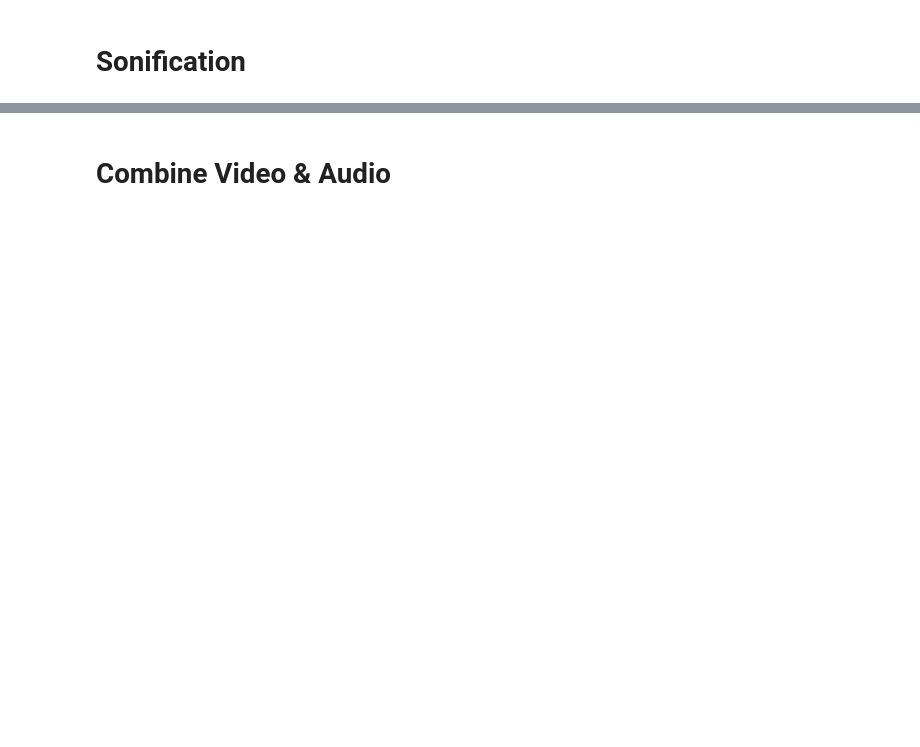
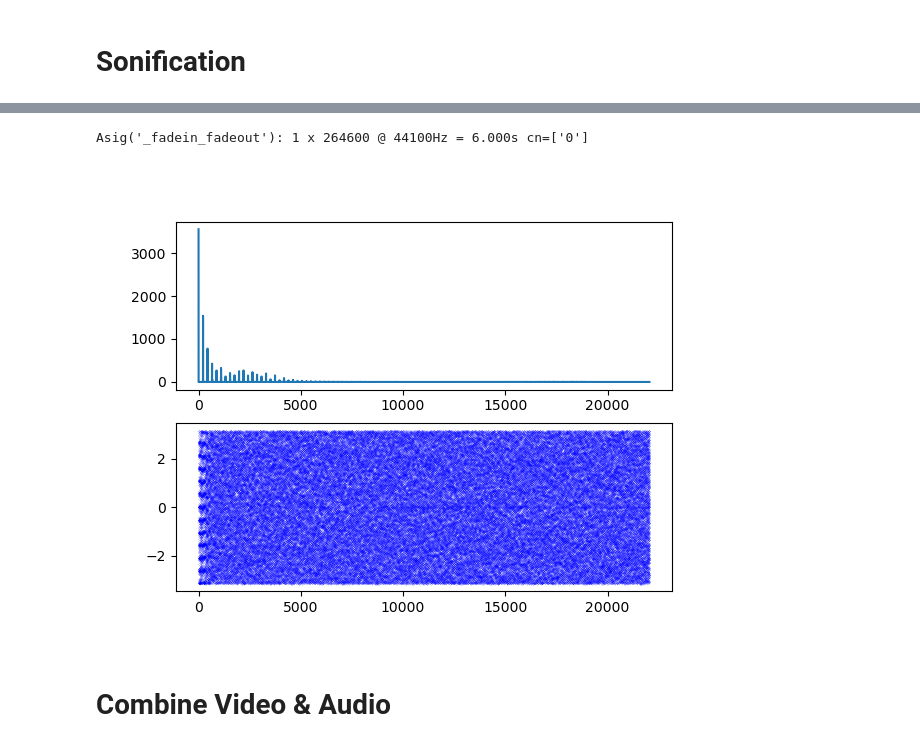
Before and after one commit to jannosch/qsynthi_prototyping, a Jupyter notebook: mapping_2.ipynb, the cells around one changed output, grey strips where cells are left out. Saved outputs shown, nothing was run; the diff lists cells and outputs as text; code cells hidden in the pictures; blank space fills up the shorter version.

```diff
--- a/mapping_2.ipynb
+++ b/mapping_2.ipynb
@@ -42,8 +42,10 @@ sim_fps = 400
 duration = 6
 frame_amount = duration * sim_fps
 
-initial_state = np.array([[simulation.gaussian(x, y, n, offset=[-0.6, 0.0], width=0.15) for x in range(n)] for y in range(n)])
-potential = np.array([[simulation.parabola(x, y, n, offset=[0, 0], factor=10000) for x in range(n)] for y in range(n)])
+initial_state = np.array([[simulation.gaussian_impulse(x, y, n, offset=[-0.6, 0.0], width=0.15, impulse=0.07) for x in range(n)] for y in range(n)])
+
+#potential = np.array([[simulation.parabola(x, y, n, offset=[0, 0], factor=10000) for x in range(n)] for y in range(n)])
+potential = np.zeros((n, n))
 
 multi_slit = [(-15, -13), (-8, -6), (-1, 1), (6, 8), (13, 15)]
 double_slit = [(-4, -2), (2, 4)]
@@ -165,7 +187,10 @@ s = startup(device='HIER KÖNNTE IHRE DEVICE NUMMER STEHEN (aus device_info)')
 a1 = Asig(audio, sr=sample_rate)
 # %%
 plt.figure()
-a1.fade_in(0.5).fade_out(4).plot().play(onset=1, rate=2) # rate: resampling (oktave hoch/runter)
+a1.fade_in(0.5).fade_out(4).plot().plot_spectrum().play(onset=1, rate=2) # rate: resampling (oktave hoch/runter)
+# %% [output]
+Asig('_fadein_fadeout'): 1 x 264600 @ 44100Hz = 6.000s cn=['0']
+[figure, added]
 # %%
 # weitere feature: filter, nicht-linearer transfer, multichannel (stereo)
 
```
Also changed, not shown: parts of 8 cells of this notebook, 9 other files.
